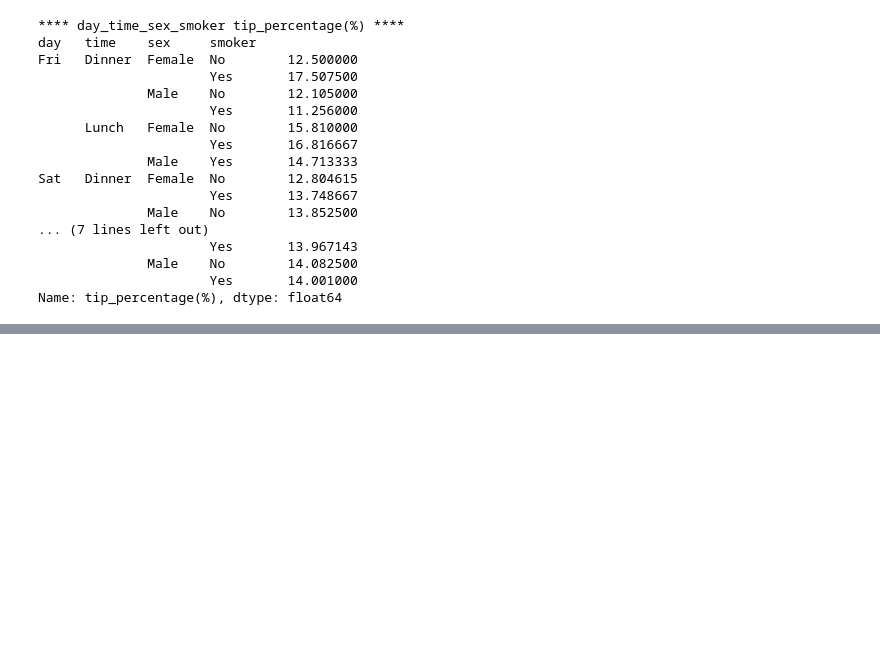
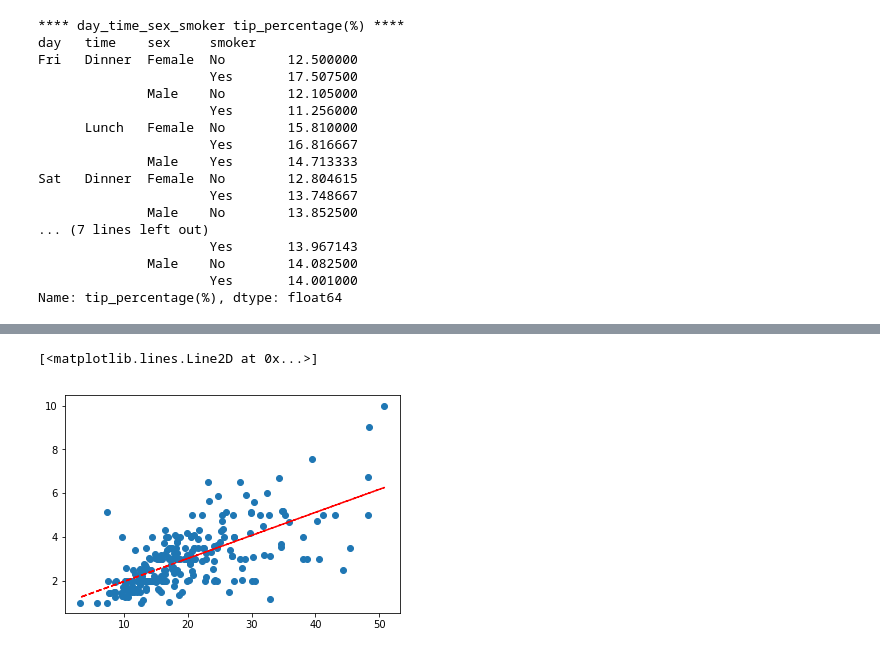
Before and after one commit to EoghanDelaney/FoDA_Assessment_2019, a Jupyter notebook: Assessment.ipynb, the cells around one changed output, grey strips where cells are left out. Drawn from its saved outputs; the diff is of its cells as text; code cells hidden in the pictures; blank space fills up the shorter version.

```diff
--- a/Assessment.ipynb
+++ b/Assessment.ipynb
@@ -208,0 +216,15 @@ Name: tip_percentage(%), dtype: float64
+# %%
+# The below example was adapted from the following link
+# https://stackoverflow.com/questions/41635448/how-can-i-draw-scatter-trend-line-on-matplot-python-pandas/41635626
+
+x=df['total_bill']
+y=df['tip']
+
+z = np.polyfit(x, y, 1)
+p = np.poly1d(z)
+
+plt.scatter(x, y)
+plt.plot(x,p(x), 'r--')
+# %% [output]
+[<matplotlib.lines.Line2D at 0x...>]
+[figure, added]
```
Also changed, not shown: parts of 3 cells of this notebook.
